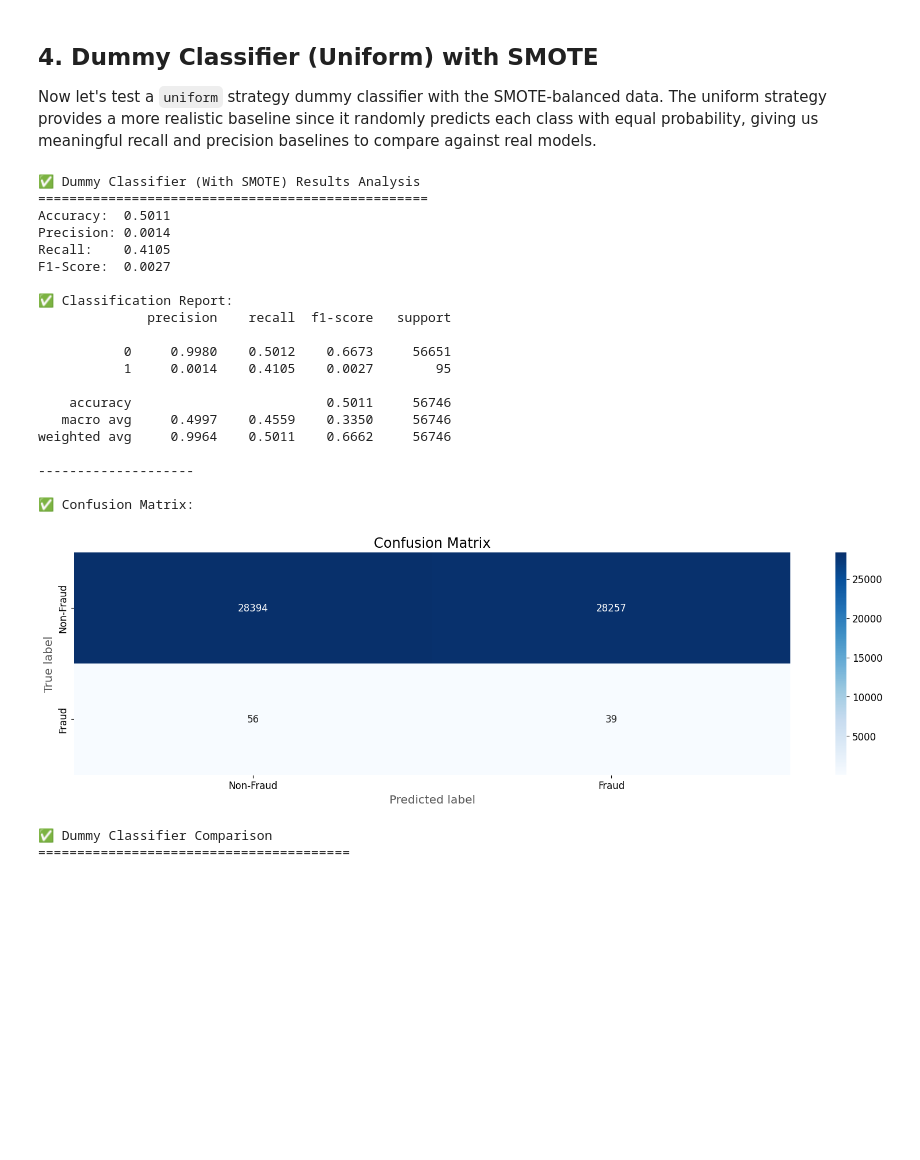
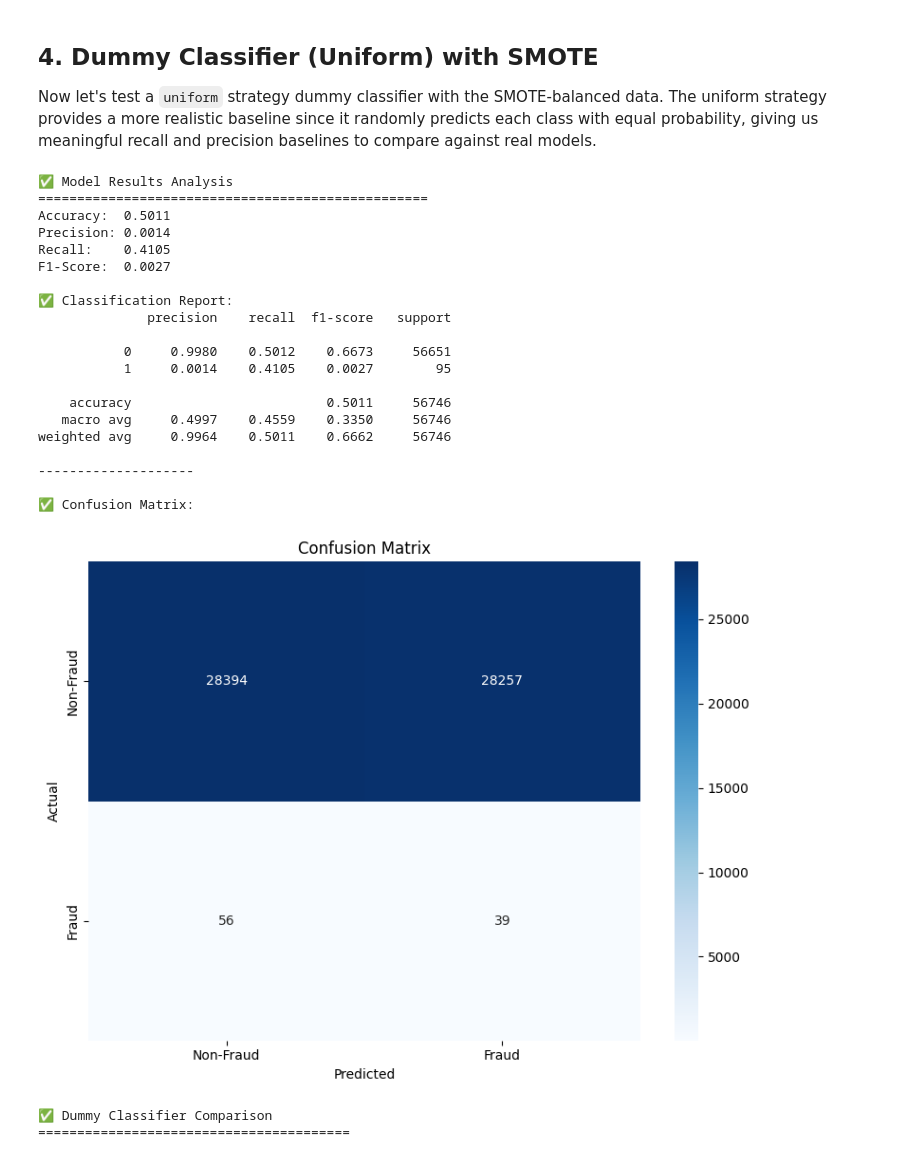
Before and after one commit to luuuneytunes12/Fraud-Detection-ML, a Jupyter notebook: notebooks/02-cwl-dummyclassifier.ipynb, the cells around one changed output. Cells and saved outputs as stored; diff of their text form; code cells hidden in the pictures; blank space fills up the shorter version.

Commit message:
refactored standardscaler(), eda, and evaluation

```diff
--- a/notebooks/02-cwl-dummyclassifier.ipynb
+++ b/notebooks/02-cwl-dummyclassifier.ipynb
@@ -42,10 +43,7 @@ Current pandas version: 2.0.3
 # %% [markdown]
 ## 1. Read & Standardise Data
 # %%
-X_train , y_train= pd.read_csv("data/processed/X_train.csv"), pd.read_csv("data/processed/y_train.csv")
-X_val , y_val= pd.read_csv("data/processed/X_val.csv"), pd.read_csv("data/processed/y_val.csv")
-X_test , y_test= pd.read_csv("data/processed/X_test.csv"), pd.read_csv("data/processed/y_test.csv")
-
-display(X_train.head(), X_val.head(), X_test.head())
+df1 = pd.read_csv('data/processed/creditcard_cleaned.csv')
+df1.head()
 # %% [output]
 |  | Time | V1 | V2 | V3 | V4 | V5 | V6 | V7 | V8 | V9 | ... | ... |
@@ -105,0 +56,3 @@ display(X_train.describe(), X_val.describe(), X_test.describe())
+# %%
+# - Apply Train Test Split -
+X_train, X_val, X_test, y_train, y_val, y_test = dp.train_val_test_split(df1, target_column='Class')
@@ -106,11 +88,11 @@ display(X_train.describe(), X_val.describe(), X_test.describe())
 # %%
 # - Scaling of Features -
-import src.data_preparation as data_prep
-scaler = data_prep.DataStandardiser()
-X_train_scaled, X_val_scaled, X_test_scaled = scaler.fit_transform_splits(X_train, X_val, X_test)
+from sklearn.preprocessing import StandardScaler
+scaler = StandardScaler().set_output(transform="pandas")
+X_train_scaled = scaler.fit_transform(X_train)
+X_test_scaled = scaler.transform(X_test)
 
-# - Observe Features are scaled to the same range -
-display(X_train_scaled.describe(), X_val_scaled.describe(), X_test_scaled.describe())
+display(X_train_scaled.describe(), X_test_scaled.describe())
 # %% [output]
 |  | Time | V1 | V2 | V3 | V4 | V5 | V6 | V7 | V8 | V9 | ... | ... |
 | count | 1.702350e+05 | 1.702350e+05 | 1.702350e+05 | 1.702350e+05 | 1.702350e+05 | 1.702350e+05 | 1.702350e+05 | 1.702350e+05 | 1.702350e+05 | 1.702350e+05 | ... | ... |
@@ -232,9 +214,6 @@ Now, lets observe the effectiveness of applying SMOTE to our training data. SMOT
 This reduces overfitting of our ML models to the majority class and improves model performance in real life (since we are aiming for our built ML models to see patterns in the minority class, while not raising too many false alarms).
 # %%
 # - Apply SMOTE using ApplySmote class -
-smote_balancer = data_prep.ApplySmote(random_state=42)
+smote_balancer = dp.ApplySmote(random_state=42)
 X_train_smote, y_train_smote = smote_balancer.fit_resample(X_train_scaled, y_train)
-
-# - Display class distribution before and after -
-smote_balancer.print_class_distribution(y_train, y_train_smote)
 # %% [output]
@@ -260,36 +229,36 @@ dummy_smote.fit(X_train_smote, y_train_smote)
 
 # - Make predictions -
 y_pred_smote = dummy_smote.predict(X_test_scaled)
 
 # - Analyze Results -
-analyzer_smote = ResultsAnalyser("Dummy Classifier (With SMOTE)")
+analyzer_smote = ev.ResultsAnalyser()
 smote_metrics = analyzer_smote.analyze_predictions(
     y_true=y_test,
     y_pred=y_pred_smote,
     class_labels=['Non-Fraud', 'Fraud']
 )
 # %% [output]
-✅ Dummy Classifier (With SMOTE) Results Analysis
+✅ Model Results Analysis
 ==================================================
 Accuracy:  0.5011
 Precision: 0.0014
 Recall:    0.4105
 F1-Score:  0.0027
 
 ✅ Classification Report:
               precision    recall  f1-score   support
 
            0     0.9980    0.5012    0.6673     56651
            1     0.0014    0.4105    0.0027        95
 
     accuracy                         0.5011     56746
    macro avg     0.4997    0.4559    0.3350     56746
 weighted avg     0.9964    0.5011    0.6662     56746
 
 --------------------
 
 ✅ Confusion Matrix:
-[figure, old version]
+[figure, new version]
 # %%
 # - Compare Results -
 print("✅ Dummy Classifier Comparison")
```
Also changed, not shown: parts of 13 cells of this notebook, 25 other files.
